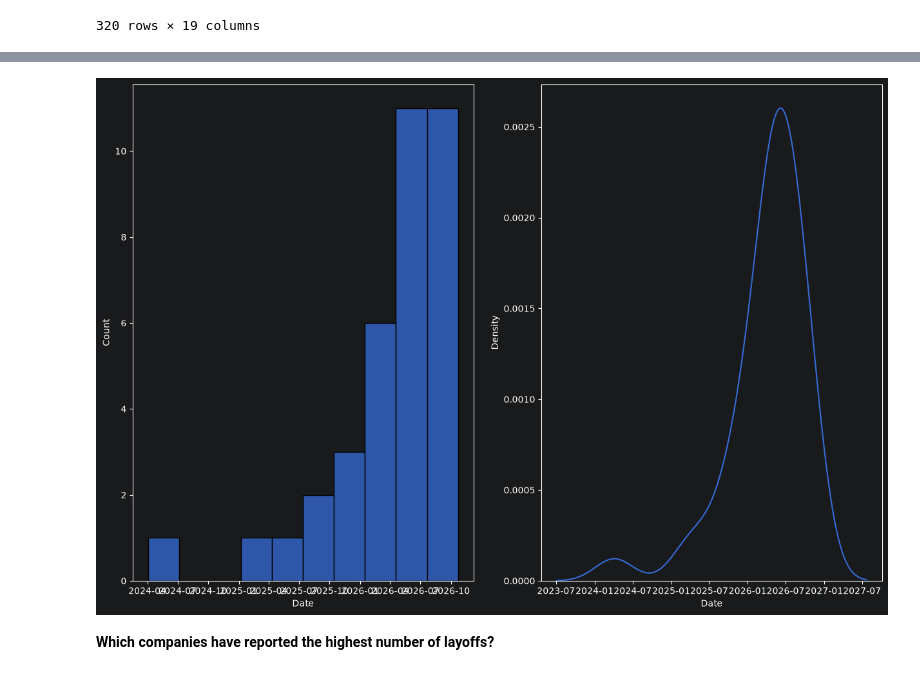
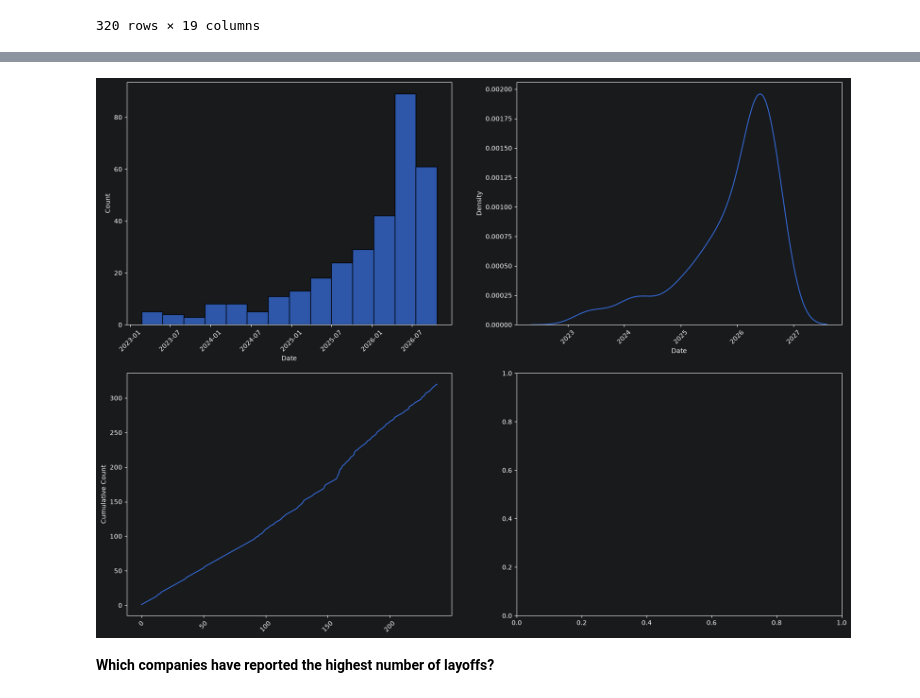
Before and after one commit to amithvardhan99/misc_2, a Jupyter notebook: AI Layoffs Register 2023-2026, Every Row Sourced/notebook.ipynb, the cells around one changed output, grey strips where cells are left out. Drawn from its saved outputs; the diff is of its cells as text; code cells hidden in the pictures.

```diff
--- a/AI Layoffs Register 2023-2026, Every Row Sourced/notebook.ipynb
+++ b/AI Layoffs Register 2023-2026, Every Row Sourced/notebook.ipynb
@@ -571,10 +571,3 @@ df_5
 | 318 | Turnitin | 2023-04-18 | education | United States | NaN | NaN | NaN | ... |
 | 319 | Domestika | 2023-02-22 | education | Spain | NaN | 89.0 | The company has not named AI as t... | ... |
 320 rows × 19 columns
-# %%
-kwargs = {"Sector":["finance","ai & data"],"Country":["United States","United Kingdom"]}
-
-df_e = df_5.copy()
-for i in kwargs:
-    df_e = df_e[df_e[i].isin(kwargs[i])]
-df_e
@@ -601,12 +576,21 @@ def layoff_events_distribution(df_5,**kwargs):
     df_e = df_5.copy()
     for i in kwargs:
         df_e = df_e[df_e[i].isin(kwargs[i])]
-    fig, ax = plt.subplots(nrows=1,ncols=2,figsize=(15,10))
-    sns.histplot(df_e["Date"],ax=ax[0])
-    sns.kdeplot(df_e["Date"],ax=ax[1])
+
+    da = df_e["Date"].value_counts().reset_index().sort_values(by="Date").reset_index(drop=True)
+    da["Cumulative Count"] = np.cumsum(da["count"].values)
+
+    fig, ax = plt.subplots(nrows=2,ncols=2,figsize=(20,15))
+    sns.histplot(df_e["Date"],ax=ax[0,0])
+    sns.kdeplot(df_e["Date"],ax=ax[0,1])
+    sns.lineplot(da["Cumulative Count"],ax=ax[1,0])
+
+    ax[0,0].tick_params(axis='x', rotation=45)
+    ax[0,1].tick_params(axis='x', rotation=45)
+    ax[1,0].tick_params(axis='x', rotation=45)
-# %%
-layoff_events_distribution(df_5,Sector=["finance","ai & data"],Country=["United States","United Kingdom"])
-# %% [output]
-[figure, removed]
+# %%
+layoff_events_distribution(df_5)
+# %% [output]
+[figure, added]
 # %% [markdown]
 **Which companies have reported the highest number of layoffs?**
```
Also changed, not shown: parts of 6 cells of this notebook.
